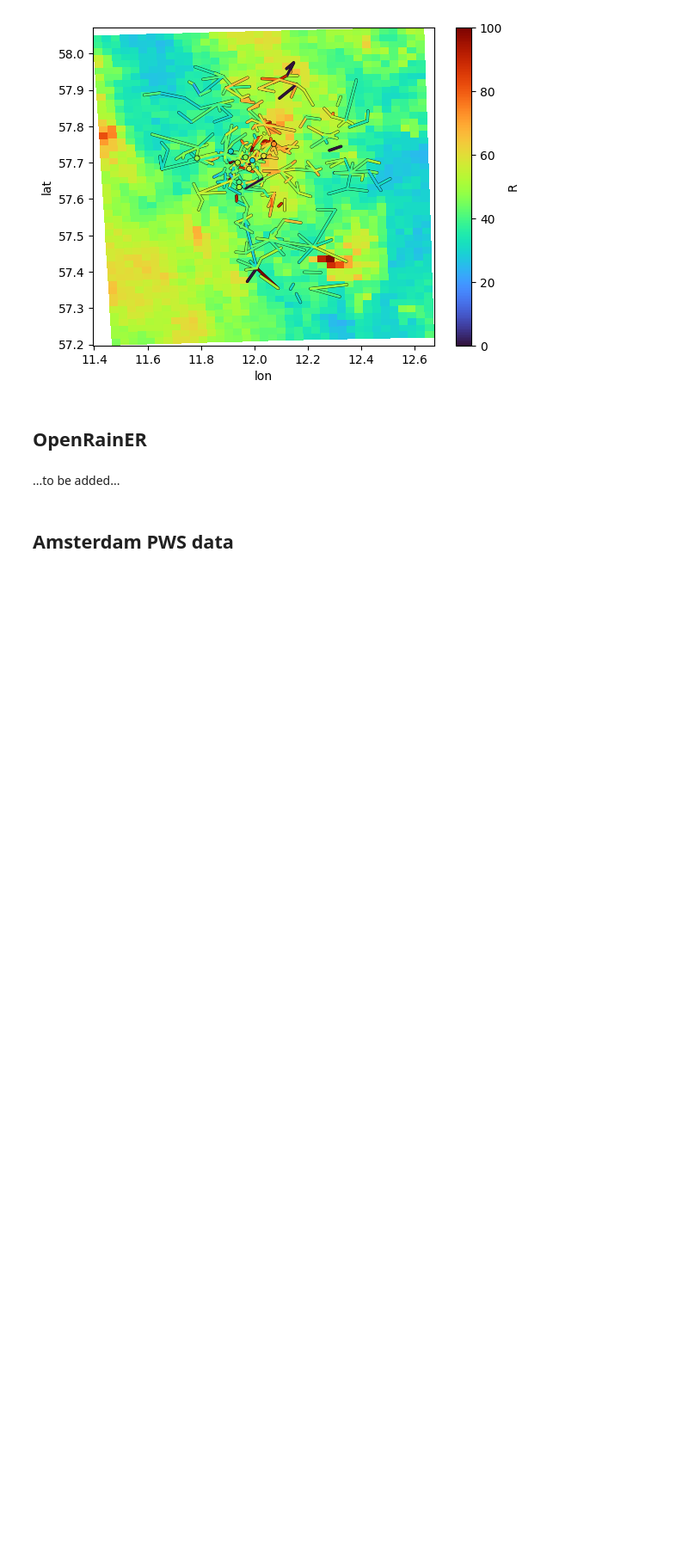
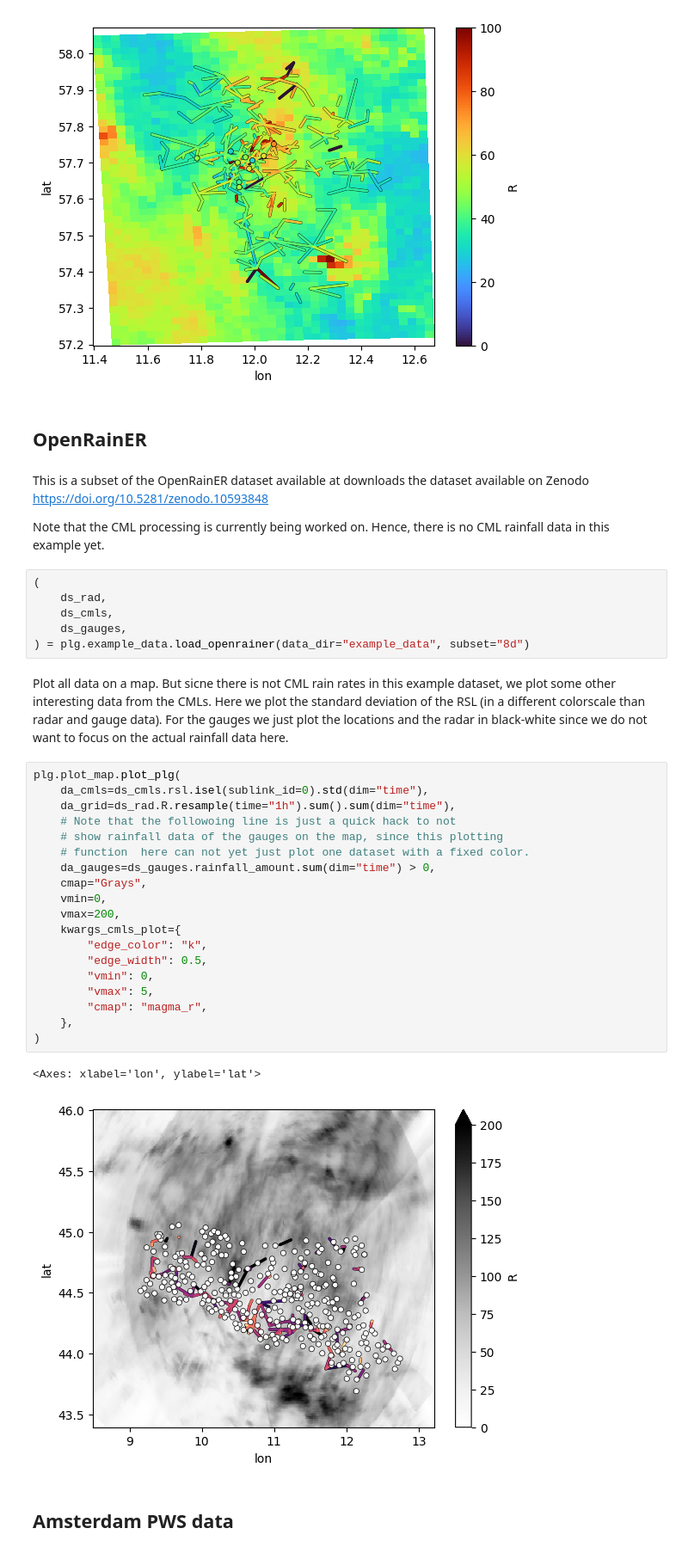
Before and after one commit to OpenSenseAction/poligrain, a Jupyter notebook: docs/notebooks/Explore_example_data.ipynb, the cells around one changed output. Shown at 86% size. Cells and saved outputs as stored; diff of their text form; blank space fills up the shorter version.

Commit message:
Add function to download OpenRainER 8-day dataset (#90)
* function to download OpenRainER 8d and added its usage to example notebook

* add test

* changelog

```diff
--- a/docs/notebooks/Explore_example_data.ipynb
+++ b/docs/notebooks/Explore_example_data.ipynb
@@ -68,7 +68,39 @@ plg.plot_map.plot_plg(
 [figure]
 # %% [markdown]
 ## OpenRainER
-# %% [markdown]
-...to be added...
+# %% [markdown]
+This is a subset of the OpenRainER dataset available at downloads the dataset available on Zenodo https://doi.org/10.5281/zenodo.10593848
+
+Note that the CML processing is currently being worked on. Hence, there is no CML rainfall data in this example yet.
+# %%
+(
+    ds_rad,
+    ds_cmls,
+    ds_gauges,
+) = plg.example_data.load_openrainer(data_dir="example_data", subset="8d")
+# %% [markdown]
+Plot all data on a map. But sicne there is not CML rain rates in this example dataset, we plot some other interesting data from the CMLs. Here we plot the standard deviation of the RSL (in a different colorscale than radar and gauge data). For the gauges we just plot the locations and the radar in black-white since we do not want to focus on the actual rainfall data here.
+# %%
+plg.plot_map.plot_plg(
+    da_cmls=ds_cmls.rsl.isel(sublink_id=0).std(dim="time"),
+    da_grid=ds_rad.R.resample(time="1h").sum().sum(dim="time"),
+    # Note that the followoing line is just a quick hack to not
+    # show rainfall data of the gauges on the map, since this plotting
+    # function  here can not yet just plot one dataset with a fixed color.
+    da_gauges=ds_gauges.rainfall_amount.sum(dim="time") > 0,
+    cmap="Grays",
+    vmin=0,
+    vmax=200,
+    kwargs_cmls_plot={
+        "edge_color": "k",
+        "edge_width": 0.5,
+        "vmin": 0,
+        "vmax": 5,
+        "cmap": "magma_r",
+    },
+)
+# %% [output]
+<Axes: xlabel='lon', ylabel='lat'>
+[figure, added]
 # %% [markdown]
 ## Amsterdam PWS data
```
Also changed, not shown: 3 other files.
